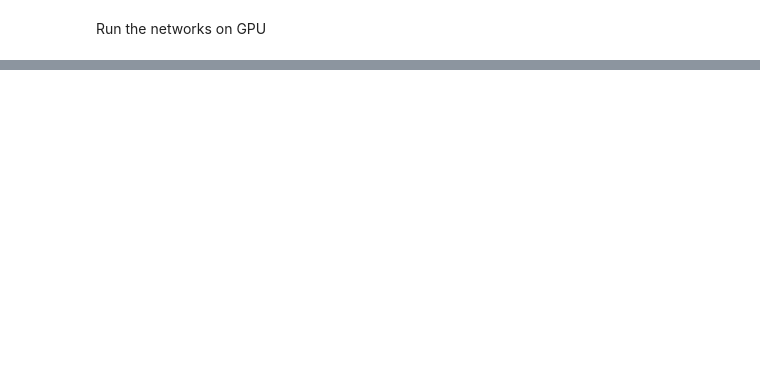
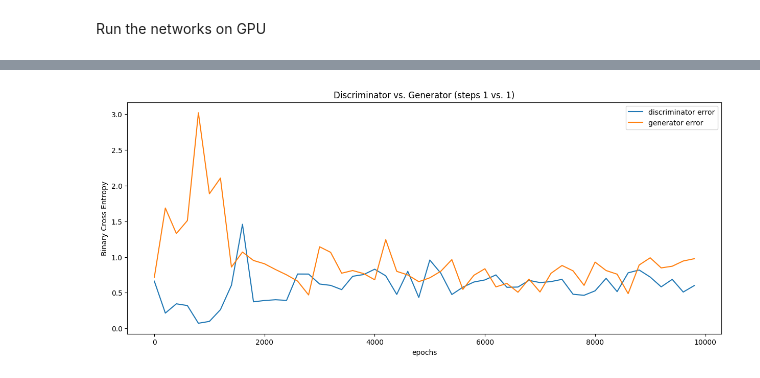
Before and after one commit to liaison/python, a Jupyter notebook: GAN_pytorch.ipynb, the cells around one changed output, grey strips where cells are left out. Cells and saved outputs as stored; diff of their text form; code cells hidden in the pictures; blank space fills up the shorter version.

Commit message:
plot the metadata during the GAN training process

```diff
--- a/GAN_pytorch.ipynb
+++ b/GAN_pytorch.ipynb
@@ -146,6 +129,13 @@ G = G.cuda()
 D = D.cuda()
 criterion = criterion.cuda()
 # %%
+d_real_error_list = []
+d_fake_error_list = []
+g_error_list = []
+
+d_real_data_stat_list = []
+d_fake_data_stat_list = []
+
 
 def train_GAN(num_epochs):
     '''
@@ -185,13 +175,19 @@ def train_GAN(num_epochs):
             g_error.backward()
             g_optimizer.step()  # Only optimizes G's parameters
 
+        d_real_error_list.append(extract(d_real_error)[0])
+        d_fake_error_list.append(extract(d_fake_error)[0])
+        g_error_list.append(extract(g_error)[0])
+        d_real_data_stat_list.append(stats(extract(d_real_data)))
+        d_fake_data_stat_list.append(stats(extract(d_fake_data)))
+
         if epoch % print_interval == 0:
             print("%s: D: %s/%s G: %s (Real: %s, Fake: %s) " % (epoch,
-                                                                extract(d_real_error)[0],
-                                                                extract(d_fake_error)[0],
-                                                                extract(g_error)[0],
-                                                                stats(extract(d_real_data)),
-                                                                stats(extract(d_fake_data))))
+                                                                d_real_error_list[-1],
+                                                                d_fake_error_list[-1],
+                                                                g_error_list[-1],
+                                                                d_real_data_stat_list[-1],
+                                                                d_fake_data_stat_list[-1]))
 # %%
 %%time
 
@@ -204,0 +238,20 @@ Wall time: 704 µs
+# %%
+
+fig = plt.figure()
+
+plot_samples = range(0, len(g_error_list), 200)
+
+#plt.scatter(x=plot_samples, y=pd.DataFrame(g_error_list).iloc[plot_samples], linewidths=0.1)
+
+plt.plot(plot_samples, pd.DataFrame(d_fake_error_list).iloc[plot_samples], label='discriminator error')
+plt.plot(plot_samples, pd.DataFrame(g_error_list).iloc[plot_samples], label='generator error')
+
+plt.title("Discriminator vs. Generator (steps 1 vs. 1)")
+
+plt.xlabel('epochs')
+plt.ylabel('Binary Cross Entropy')
+plt.xticks(np.arange(0, len(g_error_list)+1, 2000))
+plt.legend()
+plt.show()
+# %% [output]
+[figure, added]
```
Also changed, not shown: parts of 15 cells of this notebook.
